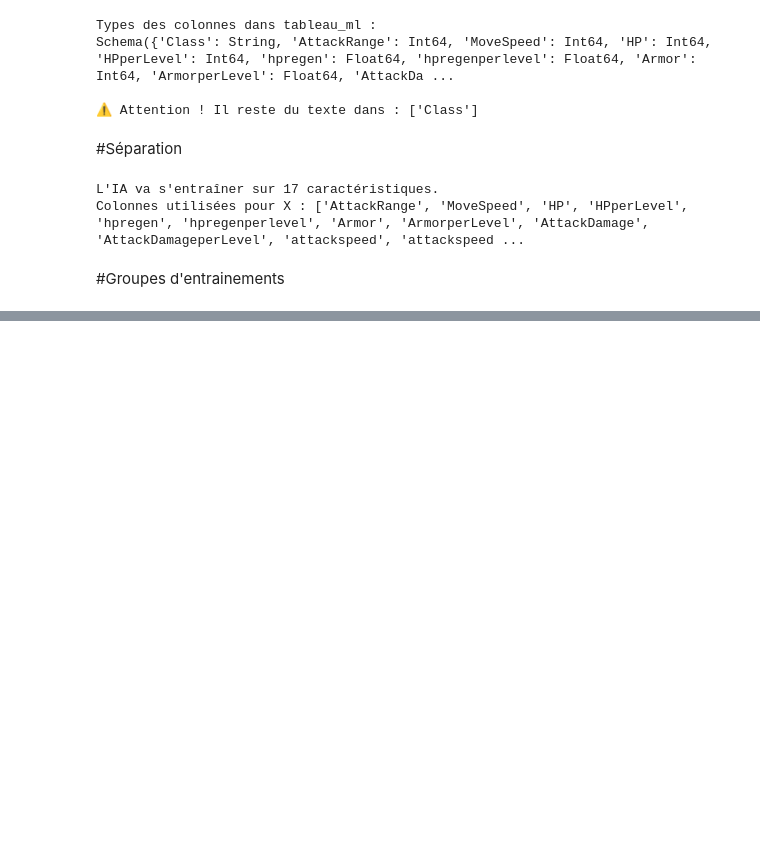
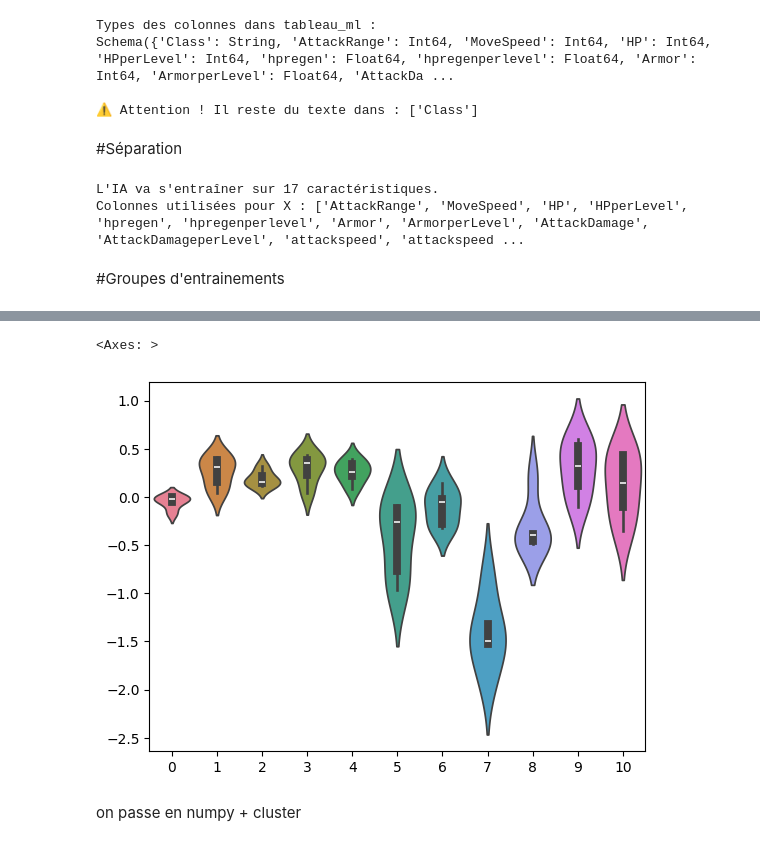
Before and after one commit to mard1el/projet_scrap_devoir, a Jupyter notebook: scrap_lol.ipynb, the cells around one changed output, grey strips where cells are left out. Cells and saved outputs as stored; diff of their text form; code cells hidden in the pictures; blank space fills up the shorter version.

```diff
--- a/scrap_lol.ipynb
+++ b/scrap_lol.ipynb
@@ -193,3 +157,5 @@ L'IA va s'entraîner sur 17 caractéristiques.
 Colonnes utilisées pour X : ['AttackRange', 'MoveSpeed', 'HP', 'HPperLevel', 'hpregen', 'hpregenperlevel', 'Armor', 'ArmorperLevel', 'AttackDamage', 'AttackDamageperLevel', 'attackspeed', 'attackspeed ...
 # %% [markdown]
 #Groupes d'entrainements
+# %%
+X_tr, X_te, y_tr, y_te = train_test_split(X, y)
@@ -195,0 +237,11 @@ Colonnes utilisées pour X : ['AttackRange', 'MoveSpeed', 'HP', 'HPperLevel', 'h
+# %%
+sns.violinplot(
+    data=resultatdf.select(
+        pl.exclude("MLPRegressor(hidden_layer_sizes=(30,), max_iter=10000)")
+    )
+)
+# %% [output]
+<Axes: >
+[figure, added]
+# %% [markdown]
+on passe en numpy + cluster
```
Also changed, not shown: parts of 49 cells of this notebook.
